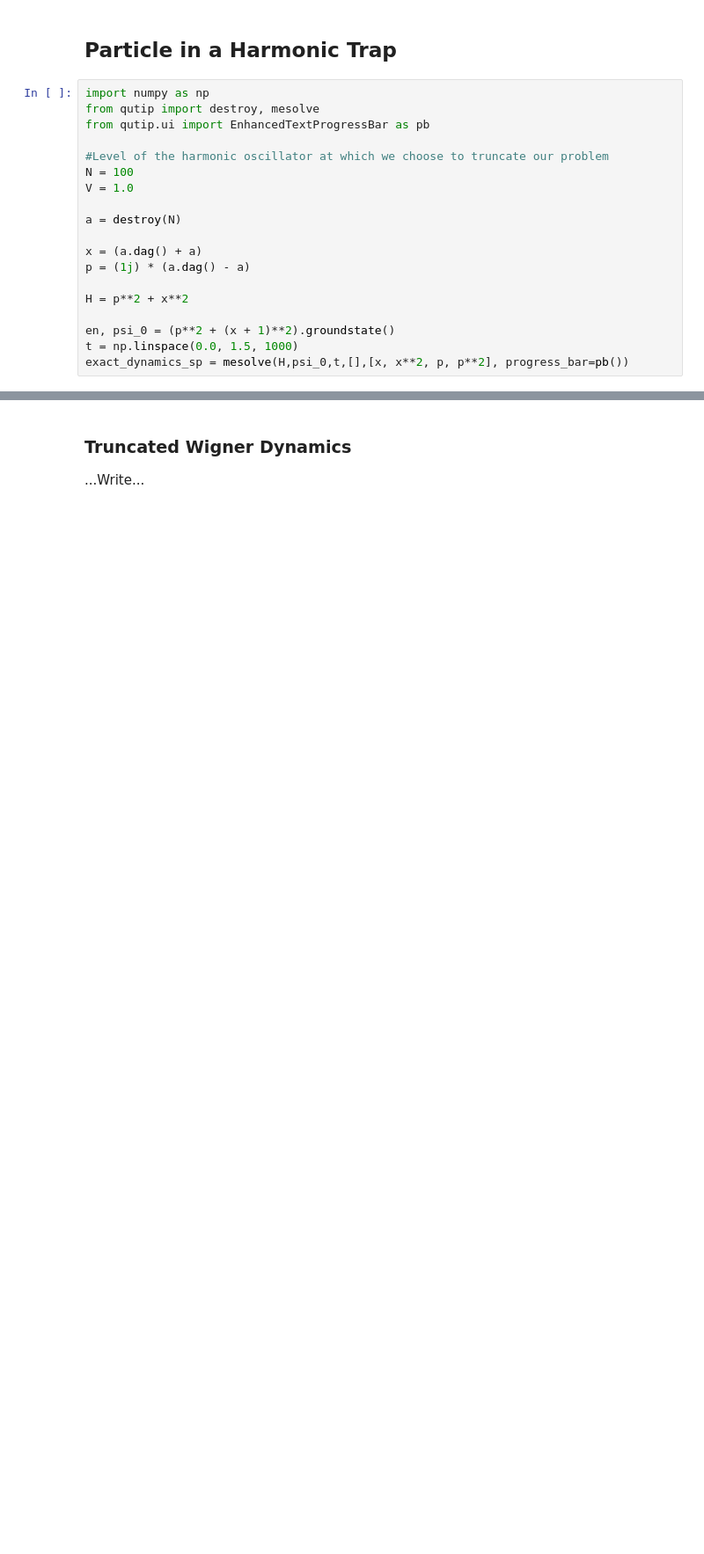
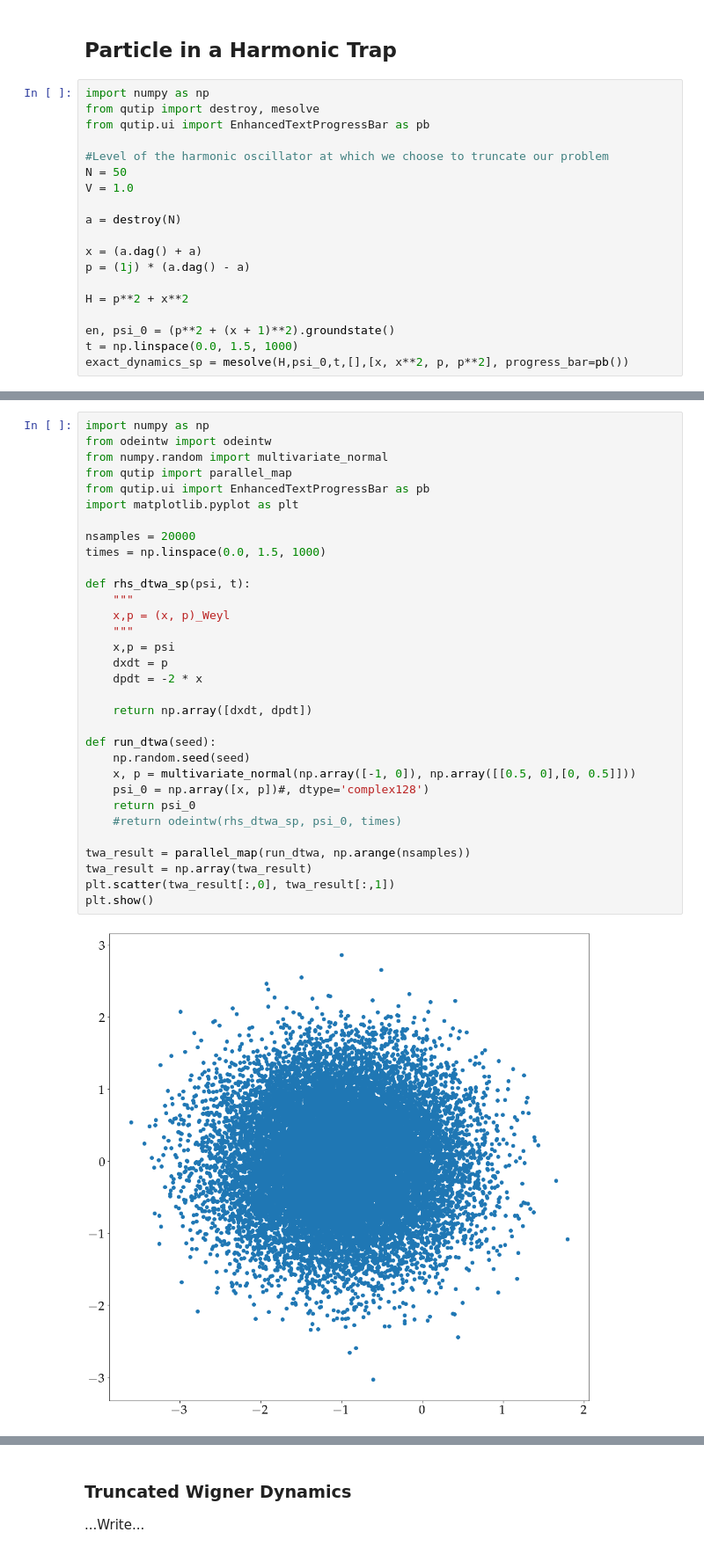
Before and after one commit to hariseldon99/ftwa, a Jupyter notebook: ftwa_few-particles.ipynb, the cells around one changed output, grey strips where cells are left out. Shown at 88% size. Drawn from its saved outputs; the diff is of its cells as text; blank space fills up the shorter version.

```diff
--- a/ftwa_few-particles.ipynb
+++ b/ftwa_few-particles.ipynb
@@ -6,7 +6,7 @@ from qutip import destroy, mesolve
 from qutip.ui import EnhancedTextProgressBar as pb
 
 #Level of the harmonic oscillator at which we choose to truncate our problem
-N = 100
+N = 50
 V = 1.0
 
 a = destroy(N)
@@ -24,3 +24,37 @@ exact_dynamics_sp = mesolve(H,psi_0,t,[],[x, x**2, p, p**2], progress_bar=pb())
+# %%
+import numpy as np
+from odeintw import odeintw
+from numpy.random import multivariate_normal
+from qutip import parallel_map
+from qutip.ui import EnhancedTextProgressBar as pb
+import matplotlib.pyplot as plt
+
+nsamples = 20000
+times = np.linspace(0.0, 1.5, 1000)
+
+def rhs_dtwa_sp(psi, t):
+    """
+    x,p = (x, p)_Weyl
+    """
+    x,p = psi
+    dxdt = p
+    dpdt = -2 * x
+
+    return np.array([dxdt, dpdt])
+
+def run_dtwa(seed):
+    np.random.seed(seed)
+    x, p = multivariate_normal(np.array([-1, 0]), np.array([[0.5, 0],[0, 0.5]]))
+    psi_0 = np.array([x, p])#, dtype='complex128')
+    return psi_0
+    #return odeintw(rhs_dtwa_sp, psi_0, times)
+
+twa_result = parallel_map(run_dtwa, np.arange(nsamples))
+twa_result = np.array(twa_result)
+plt.scatter(twa_result[:,0], twa_result[:,1])
+plt.show()
+# %% [output]
+[figure, added]
 # %%
 import matplotlib.pyplot as plt
 plt.rcParams.update({
```
Also changed, not shown: parts of 2 cells of this notebook.
